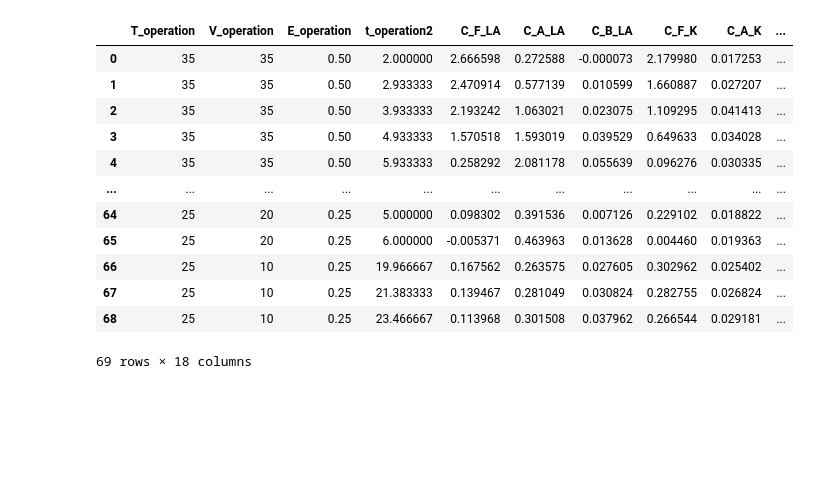
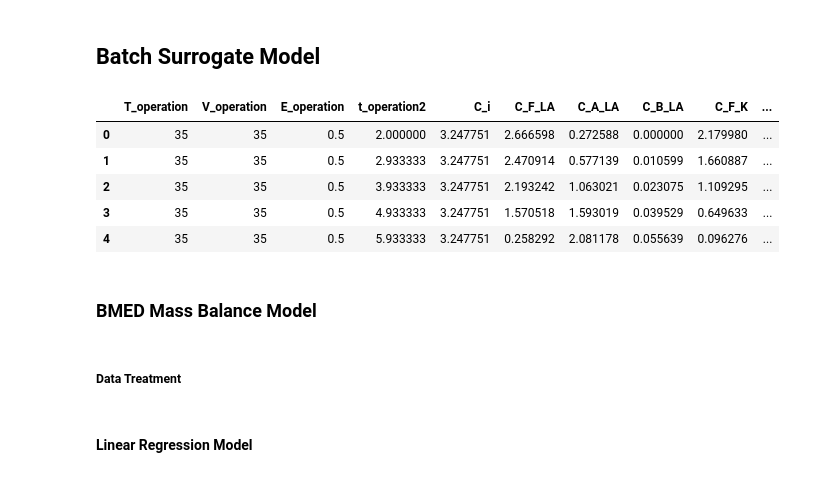
Before and after one commit to 100sjun/repos_python, a Jupyter notebook: Project/BMED/Bayesian Optimization_BMED.ipynb, the cells around one changed output. Saved outputs shown, nothing was run; the diff lists cells and outputs as text; code cells hidden in the pictures; blank space fills up the shorter version.

```diff
--- a/Project/BMED/Bayesian Optimization_BMED.ipynb
+++ b/Project/BMED/Bayesian Optimization_BMED.ipynb
@@ -15,29 +15,23 @@ from sklearn.metrics import mean_squared_error as mse
 from sklearn.metrics import r2_score
 from IPython.display import display
 from scipy.optimize import minimize
+# %% [markdown]
+## Batch Surrogate Model
 # %%
-# Data Treatment
+# Data Gathering
 data_path = "C:/Users/USER/Documents/workspace/BMED/DB_bench_BMED_for_LA.xlsx"
 #data_path = "C:/Users/bsjun/Documents/workspace/BMED/DB_bench_BMED_for_LA.xlsx"
-raw_Data= pd.read_excel(data_path,sheet_name="data_for_ML")
-
-display(raw_Data)
-MVs = raw_Data[['T_operation','V_operation','E_operation','C_F_LA','C_A_LA']]
-CVs = raw_Data[['SEC','J_LA']]
-
-X = MVs.values
-Y = CVs.values
+raw_Data= pd.read_excel(data_path,sheet_name="revised2")
+raw_Data['C_B_LA'] = raw_Data['C_B_LA'].apply(lambda x:0 if x<0 else x)
+display(raw_Data[:5])
 # %% [output]
-|  | T_operation | V_operation | E_operation | t_operation2 | C_F_LA | C_A_LA | C_B_LA | C_F_K | C_A_K | ... |
-| 0 | 35 | 35 | 0.50 | 2.000000 | 2.666598 | 0.272588 | -0.000073 | 2.179980 | 0.017253 | ... |
-| 1 | 35 | 35 | 0.50 | 2.933333 | 2.470914 | 0.577139 | 0.010599 | 1.660887 | 0.027207 | ... |
-| 2 | 35 | 35 | 0.50 | 3.933333 | 2.193242 | 1.063021 | 0.023075 | 1.109295 | 0.041413 | ... |
-| 3 | 35 | 35 | 0.50 | 4.933333 | 1.570518 | 1.593019 | 0.039529 | 0.649633 | 0.034028 | ... |
-| 4 | 35 | 35 | 0.50 | 5.933333 | 0.258292 | 2.081178 | 0.055639 | 0.096276 | 0.030335 | ... |
-| ... | ... | ... | ... | ... | ... | ... | ... | ... | ... | ... |
-| 64 | 25 | 20 | 0.25 | 5.000000 | 0.098302 | 0.391536 | 0.007126 | 0.229102 | 0.018822 | ... |
-| 65 | 25 | 20 | 0.25 | 6.000000 | -0.005371 | 0.463963 | 0.013628 | 0.004460 | 0.019363 | ... |
-| 66 | 25 | 10 | 0.25 | 19.966667 | 0.167562 | 0.263575 | 0.027605 | 0.302962 | 0.025402 | ... |
-| 67 | 25 | 10 | 0.25 | 21.383333 | 0.139467 | 0.281049 | 0.030824 | 0.282755 | 0.026824 | ... |
-| 68 | 25 | 10 | 0.25 | 23.466667 | 0.113968 | 0.301508 | 0.037962 | 0.266544 | 0.029181 | ... |
+|  | T_operation | V_operation | E_operation | t_operation2 | C_i | C_F_LA | C_A_LA | C_B_LA | C_F_K | ... |
+| 0 | 35 | 35 | 0.5 | 2.000000 | 3.247751 | 2.666598 | 0.272588 | 0.000000 | 2.179980 | ... |
+| 1 | 35 | 35 | 0.5 | 2.933333 | 3.247751 | 2.470914 | 0.577139 | 0.010599 | 1.660887 | ... |
+| 2 | 35 | 35 | 0.5 | 3.933333 | 3.247751 | 2.193242 | 1.063021 | 0.023075 | 1.109295 | ... |
+| 3 | 35 | 35 | 0.5 | 4.933333 | 3.247751 | 1.570518 | 1.593019 | 0.039529 | 0.649633 | ... |
+| 4 | 35 | 35 | 0.5 | 5.933333 | 3.247751 | 0.258292 | 2.081178 | 0.055639 | 0.096276 | ... |
-69 rows × 18 columns
+# %% [markdown]
+### BMED Mass Balance Model
+# %% [markdown]
+##### Data Treatment
@@ -43,0 +52,2 @@ Y = CVs.values
+# %% [markdown]
+#### Linear Regression Model
```
Also changed, not shown: parts of 26 cells of this notebook.
